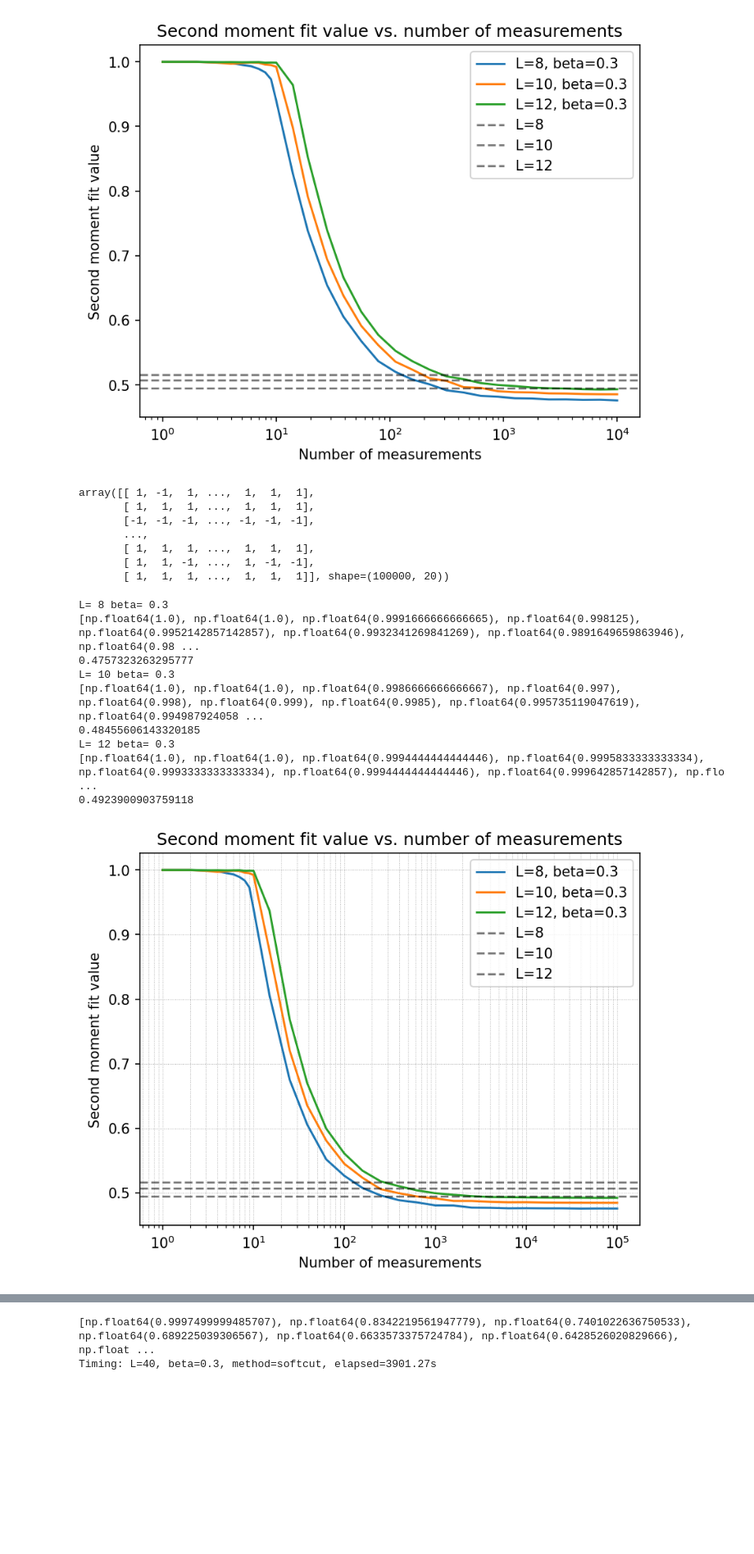
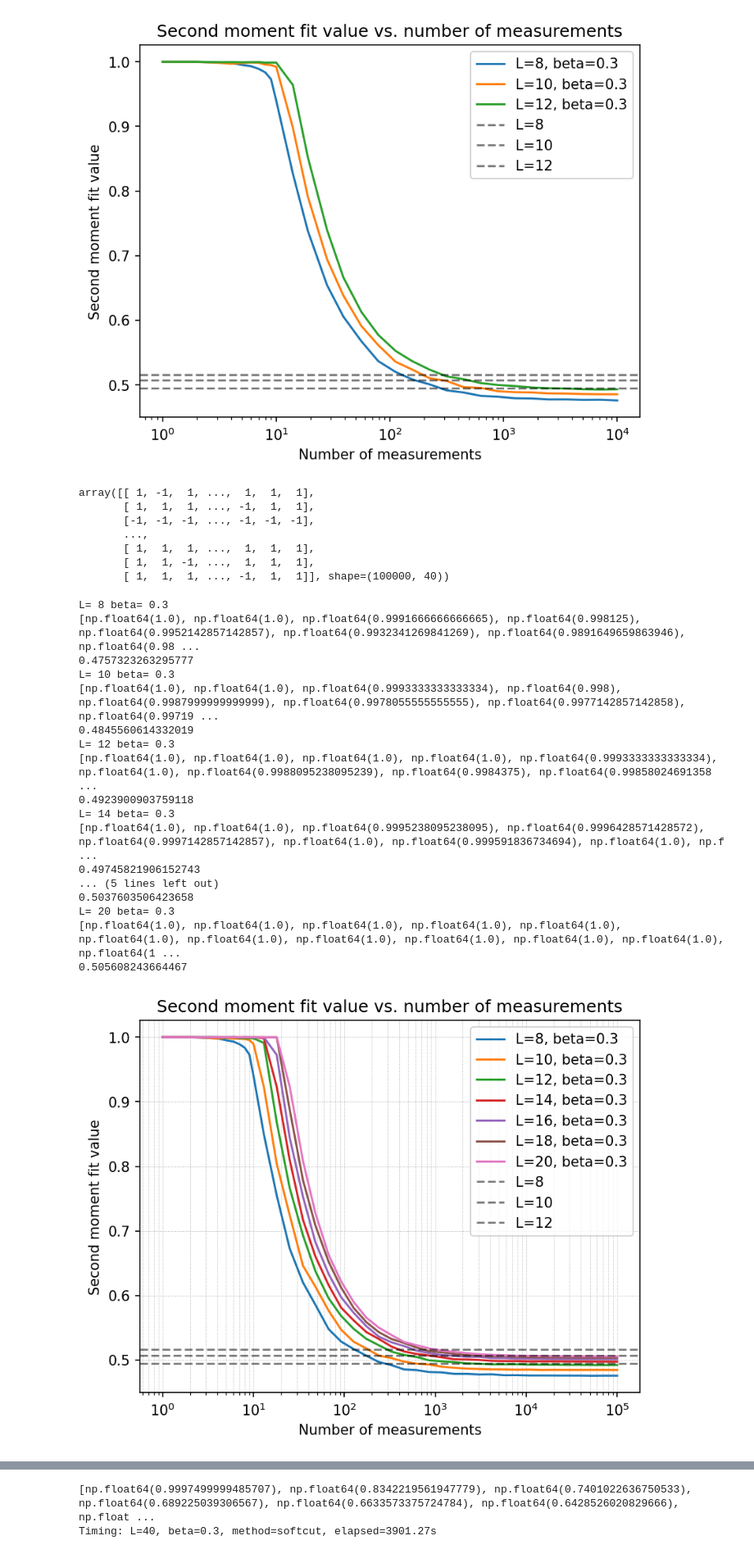
Before and after one commit to YueLiu01/MPSToolBox, a Jupyter notebook: snapshot_measurements.ipynb, the cells around one changed output, grey strips where cells are left out. Shown at 82% size. Drawn from its saved outputs; the diff is of its cells as text; code cells hidden in the pictures; blank space fills up the shorter version.

```diff
--- a/snapshot_measurements.ipynb
+++ b/snapshot_measurements.ipynb
@@ -147,15 +153,15 @@ L= 12 beta= 0.3
 0.4931413149838274
 [figure]
 # %%
-np.load('data/CritIsing_L'+str(20)+'_beta'+str(0.3)+'_Zoutcomes_sys.npy')
+np.load('data/CritIsing_L'+str(40)+'_beta'+str(0.3)+'_Zoutcomes_sys.npy')
 # %% [output]
 array([[ 1, -1,  1, ...,  1,  1,  1],
-       [ 1,  1,  1, ...,  1,  1,  1],
+       [ 1,  1,  1, ..., -1,  1,  1],
        [-1, -1, -1, ..., -1, -1, -1],
        ...,
        [ 1,  1,  1, ...,  1,  1,  1],
-       [ 1,  1, -1, ...,  1, -1, -1],
-       [ 1,  1,  1, ...,  1,  1,  1]], shape=(100000, 20))
+       [ 1,  1, -1, ...,  1,  1,  1],
+       [ 1,  1,  1, ..., -1,  1,  1]], shape=(100000, 40))
 # %%
 import matplotlib.pyplot as plt
 
@@ -167,7 +173,7 @@ for L in [8,10,12,14,16,18,20]:
         outcomes_sys = np.load('data/CritIsing_L'+str(L)+'_beta'+str(beta)+'_Zoutcomes_sys.npy')
         outcomes_anc = np.load('data/CritIsing_L'+str(L)+'_beta'+str(beta)+'_Zoutcomes_anc.npy')
         N, _ = outcomes_sys.shape
-        N_list = np.append(np.array([1,2,3,4,5, 6, 7, 8, 9]).astype(int), np.logspace(1, 5, 21).astype(int))
+        N_list = np.append(np.array([1,2,3,4,5, 6, 7, 8, 9]).astype(int), np.logspace(1, 5, 30).astype(int))
         N_shuffle = 100
         results = []
         for n in N_list:
@@ -183,37 +189,45 @@ for L in [8,10,12,14,16,18,20]:
                     o = observable[indices][:n]
 
                     p, v = second_moment_snapshot_linear_regression(s, o, center=i, periodic=True, enforce_reflection_symmetry=False, bias=True)
                     result_i.append(v)
             results.append(np.mean(result_i))
 
         plt.semilogx(N_list, results, label='L='+str(L)+', beta='+str(beta))
         print('L=', L, 'beta=', beta)
         print(results)
         print(results[-1])
         np.save('CritIsing_L'+str(L)+'_beta'+str(beta)+'_Zsecond_moment_'+method+'.npy', results)
         np.save('CritIsing_L'+str(L)+'_beta'+str(beta)+'_ZN_list_'+method+'.npy', N_list)
 plt.xlabel('Number of measurements')
 plt.ylabel('Second moment fit value')
 plt.title('Second moment fit value vs. number of measurements')
 
 plt.axhline(y=0.4944266551728623, color='k', linestyle='--', label='L=8', alpha=0.5)
 plt.axhline(y=0.507311124058766, color='k', linestyle='--', label='L=10', alpha=0.5)
 plt.axhline(y=0.5160377310652811, color='k', linestyle='--', label='L=12', alpha=0.5)
 
 plt.grid(which='both', linestyle=':', linewidth=0.5)
 plt.legend()
 plt.show()
 # %% [output]
 L= 8 beta= 0.3
 [np.float64(1.0), np.float64(1.0), np.float64(0.9991666666666665), np.float64(0.998125), np.float64(0.9952142857142857), np.float64(0.9932341269841269), np.float64(0.9891649659863946), np.float64(0.98 ...
 0.4757323263295777
 L= 10 beta= 0.3
-[np.float64(1.0), np.float64(1.0), np.float64(0.9986666666666667), np.float64(0.997), np.float64(0.998), np.float64(0.999), np.float64(0.9985), np.float64(0.995735119047619), np.float64(0.994987924058 ...
-0.48455606143320185
+[np.float64(1.0), np.float64(1.0), np.float64(0.9993333333333334), np.float64(0.998), np.float64(0.9987999999999999), np.float64(0.9978055555555555), np.float64(0.9977142857142858), np.float64(0.99719 ...
+0.4845560614332019
 L= 12 beta= 0.3
-[np.float64(1.0), np.float64(1.0), np.float64(0.9994444444444446), np.float64(0.9995833333333334), np.float64(0.9993333333333334), np.float64(0.9994444444444446), np.float64(0.999642857142857), np.flo ...
+[np.float64(1.0), np.float64(1.0), np.float64(1.0), np.float64(1.0), np.float64(0.9993333333333334), np.float64(1.0), np.float64(0.9988095238095239), np.float64(0.9984375), np.float64(0.99858024691358 ...
 0.4923900903759118
+L= 14 beta= 0.3
+[np.float64(1.0), np.float64(1.0), np.float64(0.9995238095238095), np.float64(0.9996428571428572), np.float64(0.9997142857142857), np.float64(1.0), np.float64(0.999591836734694), np.float64(1.0), np.f ...
+0.49745821906152743
+... (5 lines left out)
+0.5037603506423658
+L= 20 beta= 0.3
+[np.float64(1.0), np.float64(1.0), np.float64(1.0), np.float64(1.0), np.float64(1.0), np.float64(1.0), np.float64(1.0), np.float64(1.0), np.float64(1.0), np.float64(1.0), np.float64(1.0), np.float64(1 ...
+0.505608243664467
-[figure, old version]
+[figure, new version]
 # %%
 '''
 Testing area:
```
Also changed, not shown: parts of 3 cells of this notebook, 14 other files.
